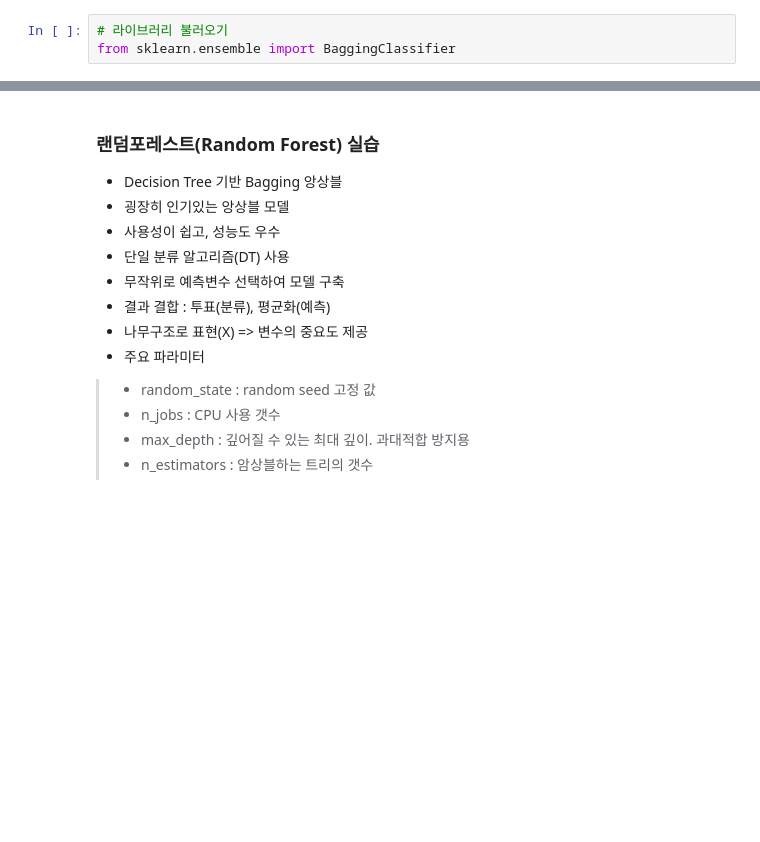
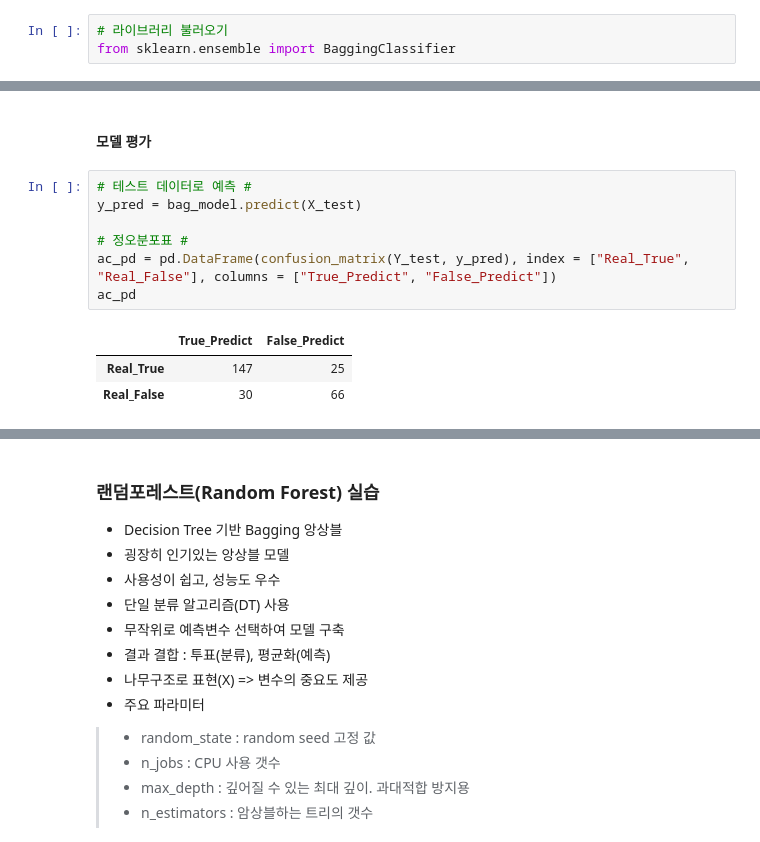
Before and after one commit to ksclown/How-to-use-GUI-in-Colab, a Jupyter notebook: [ML] Ensemble.ipynb, the cells around one changed output, grey strips where cells are left out. Drawn from its saved outputs; the diff is of its cells as text; blank space fills up the shorter version.

```diff
--- a/[ML] Ensemble.ipynb
+++ b/[ML] Ensemble.ipynb
@@ -346,0 +477,13 @@ all_clf = [dTree, bagging]
+# %% [markdown]
+#### 모델 평가
+# %%
+# 테스트 데이터로 예측 #
+y_pred = bag_model.predict(X_test)
+
+# 정오분포표 #
+ac_pd = pd.DataFrame(confusion_matrix(Y_test, y_pred), index = ["Real_True", "Real_False"], columns = ["True_Predict", "False_Predict"])
+ac_pd
+# %% [output]
+|  | True_Predict | False_Predict |
+| Real_True | 147 | 25 |
+| Real_False | 30 | 66 |
```
Also changed, not shown: parts of 37 cells of this notebook, 3 other files.
